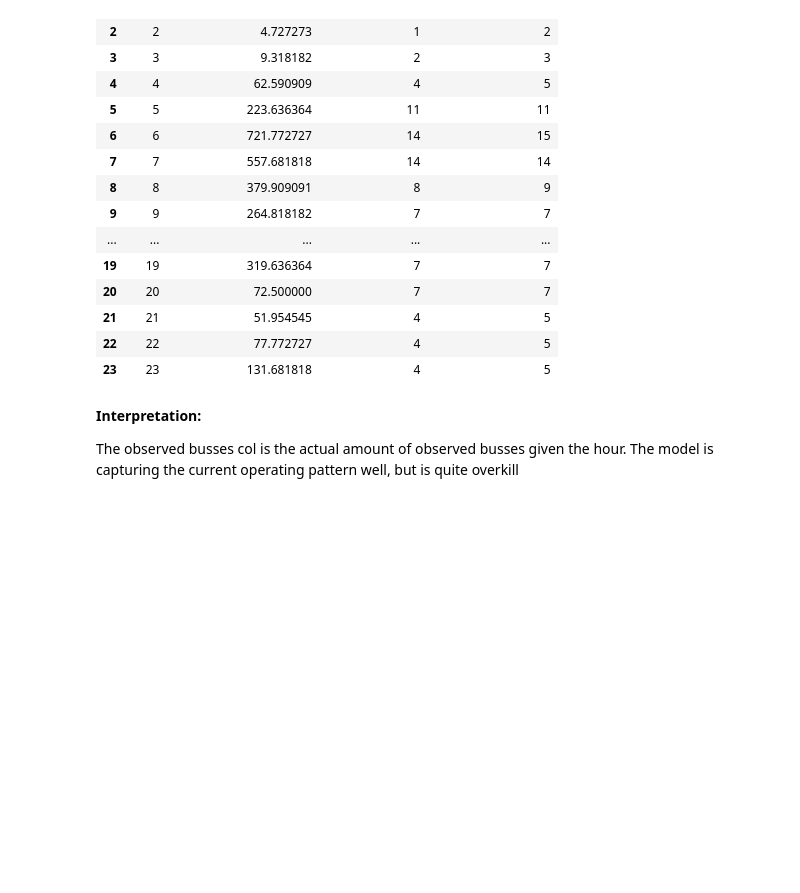
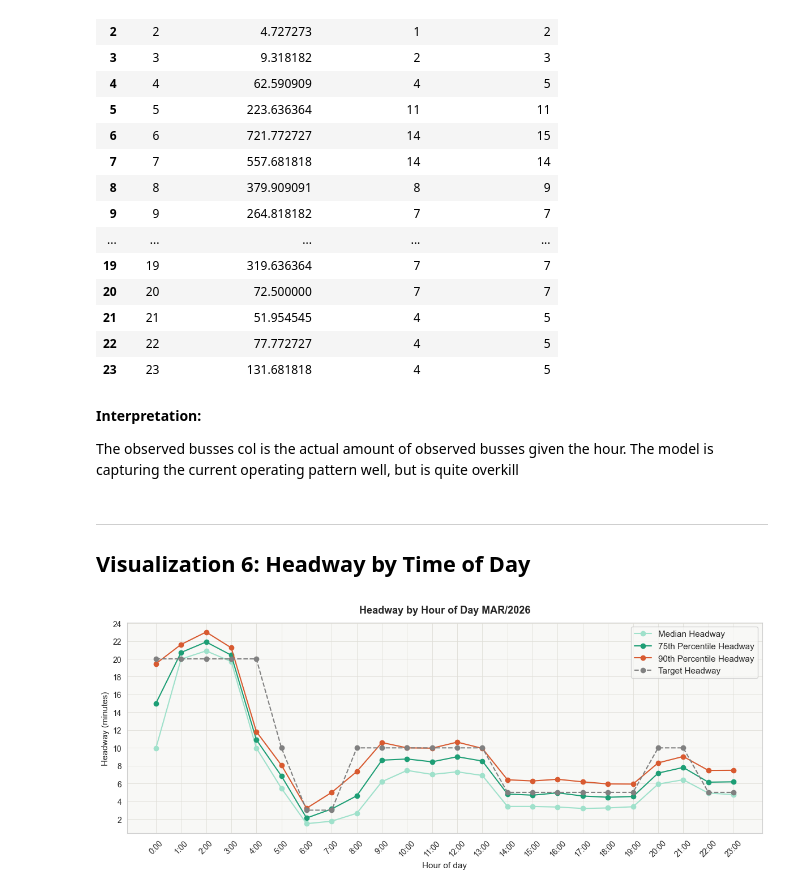
Before and after one commit to morgan1461/WMC-dashboard, a Jupyter notebook: analysis_notebooks/monthly_visualizations.ipynb, the cells around one changed output. Drawn from its saved outputs; the diff is of its cells as text; code cells hidden in the pictures; blank space fills up the shorter version.

Commit message:
Create a headway chart that shows the on-time performance overlayed with buses running per hour

```diff
--- a/analysis_notebooks/monthly_visualizations.ipynb
+++ b/analysis_notebooks/monthly_visualizations.ipynb
@@ -943,3 +943,8 @@ hourly_mc_df[[
 **Interpretation:**
 
 The observed busses col is the actual amount of observed busses given the hour. The model is capturing the current operating pattern well, but is quite overkill
+# %% [markdown]
+
+---
+
+## Visualization 6: Headway by Time of Day
@@ -945,0 +995,71 @@ The observed busses col is the actual amount of observed busses given the hour.
+# %%
+# group headways by hour and plot the 50th percentile, 75th percentile, and 90th percentile headway for each hour to see how headways fluctuate across the day
+headway_by_hour = (
+    total_hw_df.groupby('hour')['headway']
+    .agg(
+        median_headway=lambda x: x.median().total_seconds() / 60,
+        p75_headway=lambda x: x.quantile(0.75).total_seconds() / 60,
+        p90_headway=lambda x: x.quantile(0.90).total_seconds() / 60,
+        max_headway=lambda x: x.max().total_seconds() / 60
+    )
+    .reset_index()
+)
+
+# create target headways based on current targets in dashboard
+# NOTE: Set 20 minute headway target for 12am-5am
+TARGET_HEADWAYS = {
+    0: 20,
+    1: 20,
+    2: 20,
+    3: 20,
+    4: 20,
+    5: 10,
+    6: 3,
+    7: 3,
+    8: 10,
+    9: 10,
+    10: 10,
+    11: 10,
+    12: 10,
+    13: 10,
+    14: 5,
+    15: 5,
+    16: 5,
+    17: 5,
+    18: 5,
+    19: 5,
+    20: 10,
+    21: 10,
+    22: 5,
+    23: 5,
+}
+
+fig, ax = plt.subplots(figsize=(12, 5))
+ax.plot(headway_by_hour['hour'], headway_by_hour['median_headway'], marker='o', label='Median Headway', color=LIGHT_TEAL)
+ax.plot(headway_by_hour['hour'], headway_by_hour['p75_headway'], marker='o', label='75th Percentile Headway', color=TEAL)
+ax.plot(headway_by_hour['hour'], headway_by_hour['p90_headway'], marker='o', label='90th Percentile Headway', color=CORAL)
+
+# plot target headways
+ax.plot(
+    headway_by_hour['hour'],
+    headway_by_hour['hour'].apply(lambda h: TARGET_HEADWAYS.get(h, None)),
+    marker='o',
+    label='Target Headway',
+    color='gray',
+    linestyle='--'
+)
+
+# ax.plot(headway_by_hour['hour'], headway_by_hour['max_headway'], marker='o', label='Max Headway')
+ax.set_xticks(range(headway_by_hour['hour'].min(), headway_by_hour['hour'].max() + 1))
+ax.set_xticklabels([f'{h}:00' for h in range(headway_by_hour['hour'].min(), headway_by_hour['hour'].max() + 1)], rotation=45)
+ax.yaxis.set_major_locator(plt.MultipleLocator(2))
+ax.yaxis.set_major_formatter(plt.FuncFormatter(lambda x, _: f'{int(x)}'))
+ax.set_xlabel('Hour of day')
+ax.set_ylabel('Headway (minutes)')
+ax.set_title(f'Headway by Hour of Day {MONTH}/{YEAR}', pad=12)
+ax.legend()
+plt.tight_layout()
+# plt.savefig(f'5_headway_by_hour_{MONTH}_{YEAR}.png', dpi=150, bbox_inches='tight')
+plt.show()
+# %% [output]
+[figure, added]
```
Also changed, not shown: parts of 5 cells of this notebook.
